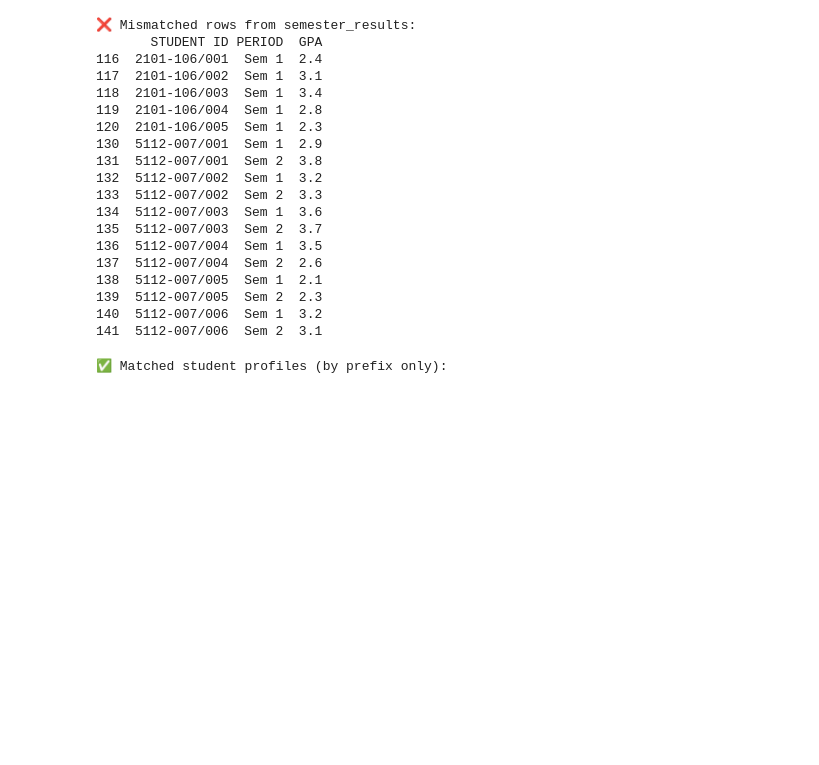
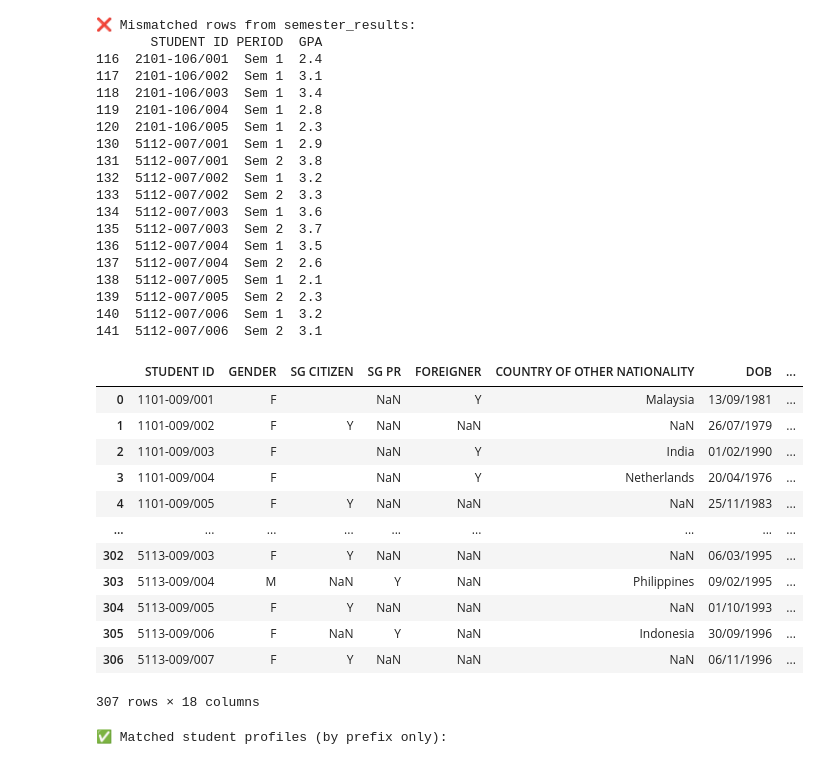
Before and after one commit to swamhtetg90/DAVI-CA2, a Jupyter notebook: data_cleaning.ipynb, the cells around one changed output. Saved outputs shown, nothing was run; the diff lists cells and outputs as text; code cells hidden in the pictures; blank space fills up the shorter version.

```diff
--- a/data_cleaning.ipynb
+++ b/data_cleaning.ipynb
@@ -200,6 +200,22 @@ print(mismatched_rows)
 139  5112-007/005  Sem 2  2.3
 140  5112-007/006  Sem 1  3.2
 141  5112-007/006  Sem 2  3.1
+# %%
+student_profiles
+# %% [output]
+|  | STUDENT ID | GENDER | SG CITIZEN | SG PR | FOREIGNER | COUNTRY OF OTHER NATIONALITY | DOB | ... |
+| 0 | 1101-009/001 | F |  | NaN | Y | Malaysia | 13/09/1981 | ... |
+| 1 | 1101-009/002 | F | Y | NaN | NaN | NaN | 26/07/1979 | ... |
+| 2 | 1101-009/003 | F |  | NaN | Y | India | 01/02/1990 | ... |
+| 3 | 1101-009/004 | F |  | NaN | Y | Netherlands | 20/04/1976 | ... |
+| 4 | 1101-009/005 | F | Y | NaN | NaN | NaN | 25/11/1983 | ... |
+| ... | ... | ... | ... | ... | ... | ... | ... | ... |
+| 302 | 5113-009/003 | F | Y | NaN | NaN | NaN | 06/03/1995 | ... |
+| 303 | 5113-009/004 | M | NaN | Y | NaN | Philippines | 09/02/1995 | ... |
+| 304 | 5113-009/005 | F | Y | NaN | NaN | NaN | 01/10/1993 | ... |
+| 305 | 5113-009/006 | F | NaN | Y | NaN | Indonesia | 30/09/1996 | ... |
+| 306 | 5113-009/007 | F | Y | NaN | NaN | NaN | 06/11/1996 | ... |
+307 rows × 18 columns
 # %%
 # From Ben, i dont think we should remove students which are not found in semester_results dataset as when i checked the data,
 # i found out it is because they just started the course so it could be useful for finding out no of intake over time
```
Also changed, not shown: parts of 16 cells of this notebook.
